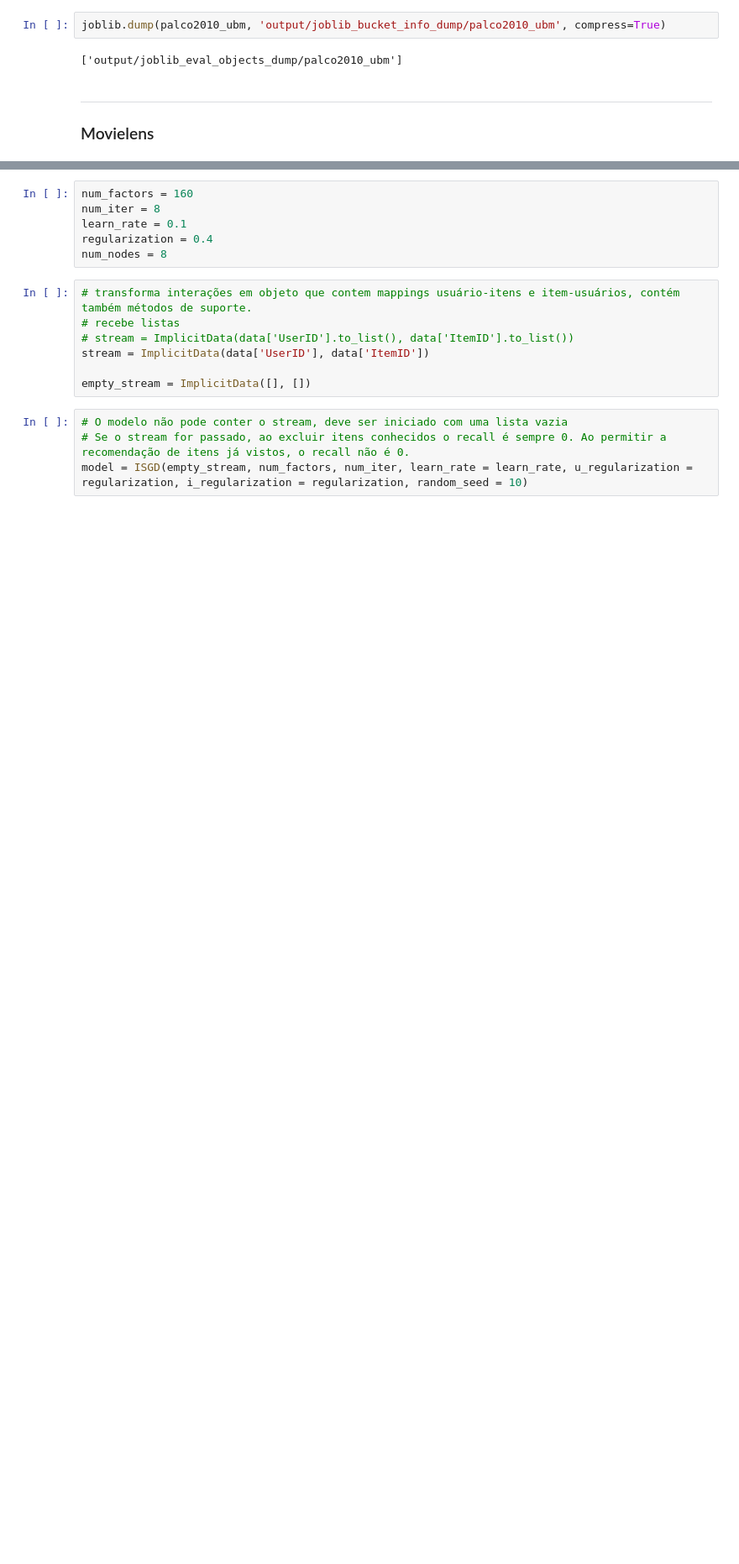
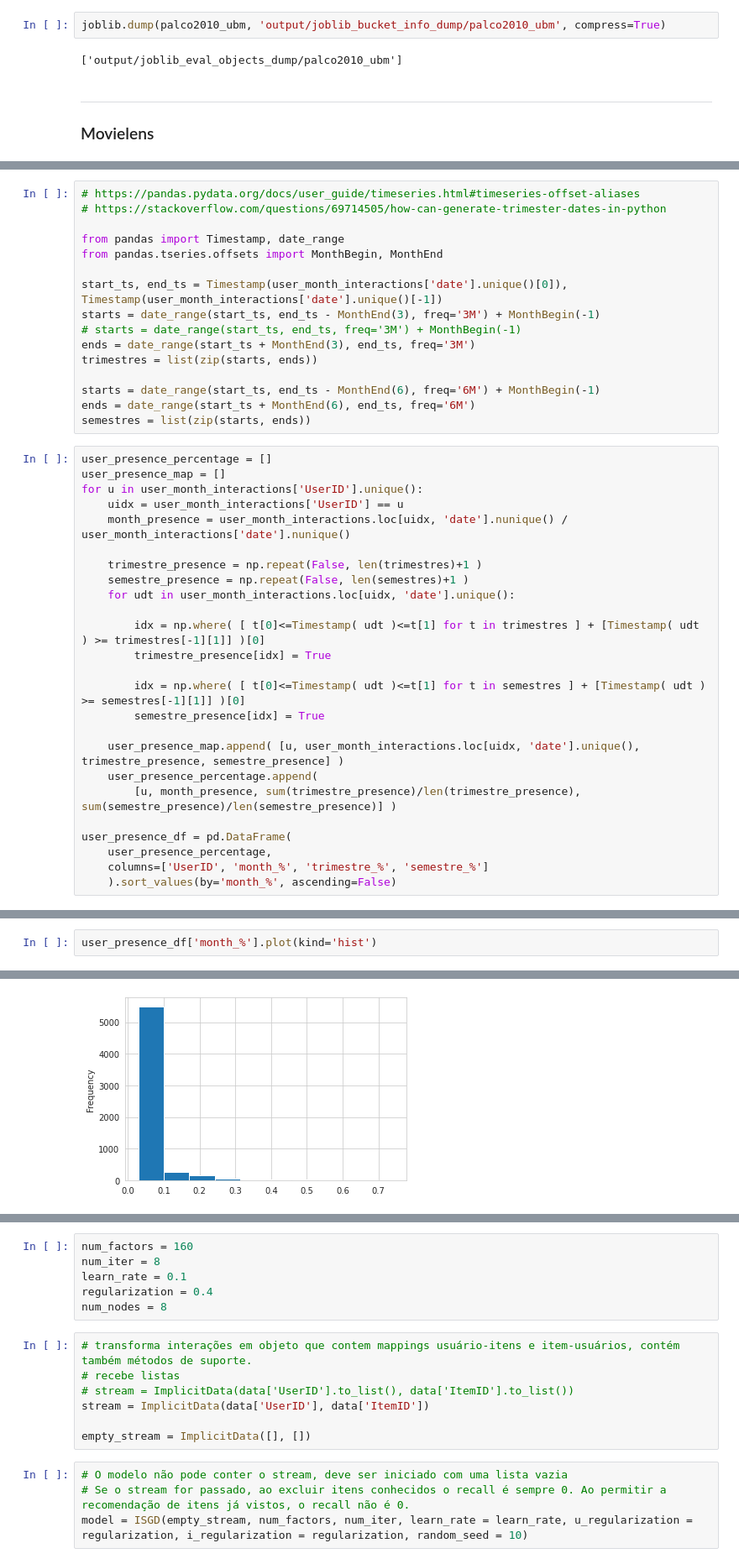
Before and after one commit to Key0412/streamRec-forgetting, a Jupyter notebook: notebooks/Avaliação de Datasets.ipynb, the cells around one changed output, grey strips where cells are left out. Shown at 84% size. Cells and saved outputs as stored; diff of their text form; blank space fills up the shorter version.

```diff
--- a/notebooks/Avaliação de Datasets.ipynb
+++ b/notebooks/Avaliação de Datasets.ipynb
@@ -119,0 +149,41 @@ data = pd.read_csv("../datasets/ml1m_gte5.csv","\t")
+# %%
+# https://pandas.pydata.org/docs/user_guide/timeseries.html#timeseries-offset-aliases
+# https://stackoverflow.com/questions/69714505/how-can-generate-trimester-dates-in-python
+
+from pandas import Timestamp, date_range
+from pandas.tseries.offsets import MonthBegin, MonthEnd
+
+start_ts, end_ts = Timestamp(user_month_interactions['date'].unique()[0]), Timestamp(user_month_interactions['date'].unique()[-1])
+starts = date_range(start_ts, end_ts - MonthEnd(3), freq='3M') + MonthBegin(-1)
+# starts = date_range(start_ts, end_ts, freq='3M') + MonthBegin(-1)
+ends = date_range(start_ts + MonthEnd(3), end_ts, freq='3M')
+trimestres = list(zip(starts, ends))
+
+starts = date_range(start_ts, end_ts - MonthEnd(6), freq='6M') + MonthBegin(-1)
+ends = date_range(start_ts + MonthEnd(6), end_ts, freq='6M')
+semestres = list(zip(starts, ends))
+# %%
+user_presence_percentage = []
+user_presence_map = []
+for u in user_month_interactions['UserID'].unique():
+    uidx = user_month_interactions['UserID'] == u
+    month_presence = user_month_interactions.loc[uidx, 'date'].nunique() / user_month_interactions['date'].nunique()
+
+    trimestre_presence = np.repeat(False, len(trimestres)+1 )
+    semestre_presence = np.repeat(False, len(semestres)+1 )
+    for udt in user_month_interactions.loc[uidx, 'date'].unique():
+
+        idx = np.where( [ t[0]<=Timestamp( udt )<=t[1] for t in trimestres ] + [Timestamp( udt ) >= trimestres[-1][1]] )[0]
+        trimestre_presence[idx] = True
+
+        idx = np.where( [ t[0]<=Timestamp( udt )<=t[1] for t in semestres ] + [Timestamp( udt ) >= semestres[-1][1]] )[0]
+        semestre_presence[idx] = True
+
+    user_presence_map.append( [u, user_month_interactions.loc[uidx, 'date'].unique(), trimestre_presence, semestre_presence] )
+    user_presence_percentage.append(
+        [u, month_presence, sum(trimestre_presence)/len(trimestre_presence), sum(semestre_presence)/len(semestre_presence)] )
+
+user_presence_df = pd.DataFrame(
+    user_presence_percentage,
+    columns=['UserID', 'month_%', 'trimestre_%', 'semestre_%']
+    ).sort_values(by='month_%', ascending=False)
@@ -119,0 +203,3 @@ data = pd.read_csv("../datasets/ml1m_gte5.csv","\t")
+# %%
+user_presence_df['month_%'].plot(kind='hist')
+# %% [output]
@@ -119,0 +207 @@ data = pd.read_csv("../datasets/ml1m_gte5.csv","\t")
+[figure, added]
```
Also changed, not shown: parts of 36 cells of this notebook, 4 other files.
